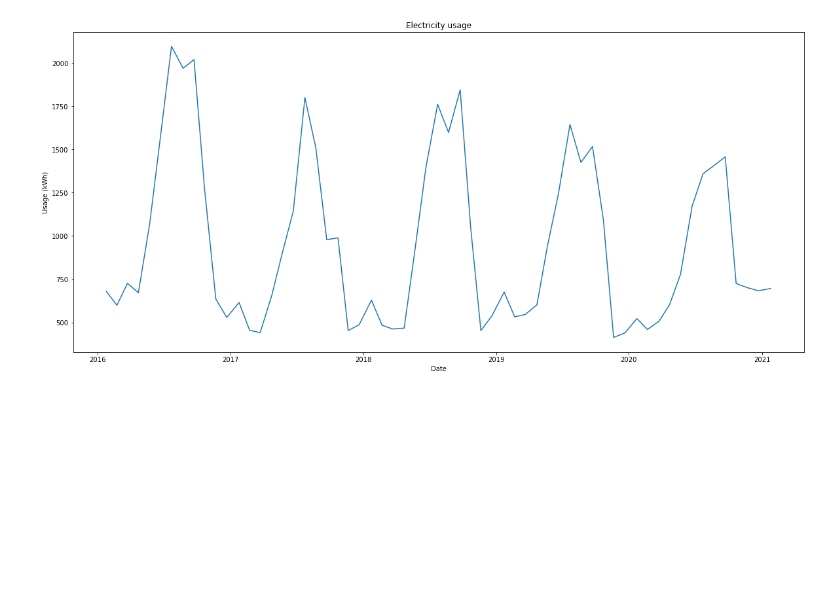
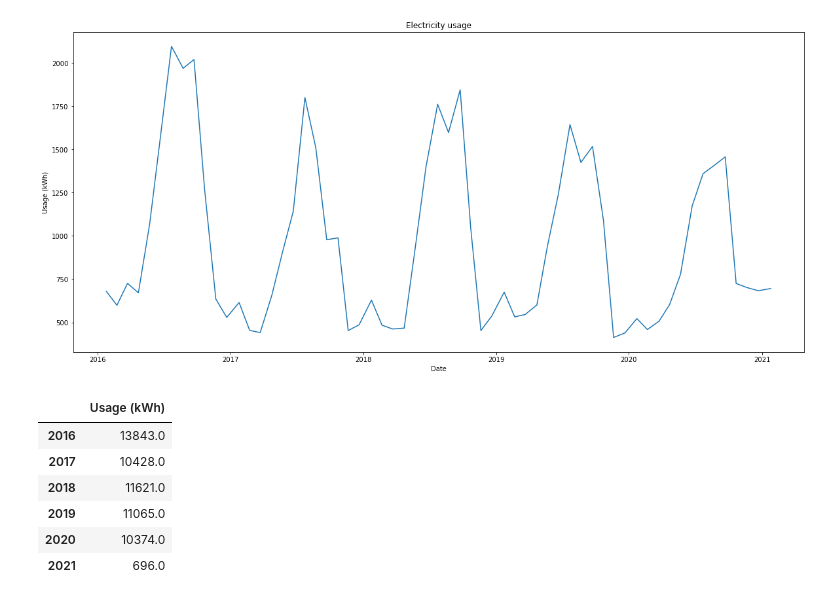
Before and after one commit to jelaiw/household-energy-analysis, a Jupyter notebook: electric.ipynb, the cells around one changed output. Drawn from its saved outputs; the diff is of its cells as text; code cells hidden in the pictures; blank space fills up the shorter version.

Commit message:
Add first pass at total usage by year table.

```diff
--- a/electric.ipynb
+++ b/electric.ipynb
@@ -54,3 +54,16 @@ sns.lineplot(x=usage_data.Date, y=usage_data[cols[1]])
 # %% [output]
 <matplotlib.axes._subplots.AxesSubplot at 0x...>
 [figure]
+# %%
+# See https://stackoverflow.com/a/40770463, couldn't get that to work right away.
+# Implement the standard approach described in Ch 10.1 of Python for Data Analysis book for now.
+total_usage = usage_data.groupby([ts.year for ts in usage_data.Date]).sum()
+total_usage
+# %% [output]
+|  | Usage (kWh) |
+| 2016 | 13843.0 |
+| 2017 | 10428.0 |
+| 2018 | 11621.0 |
+| 2019 | 11065.0 |
+| 2020 | 10374.0 |
+| 2021 | 696.0 |
```
